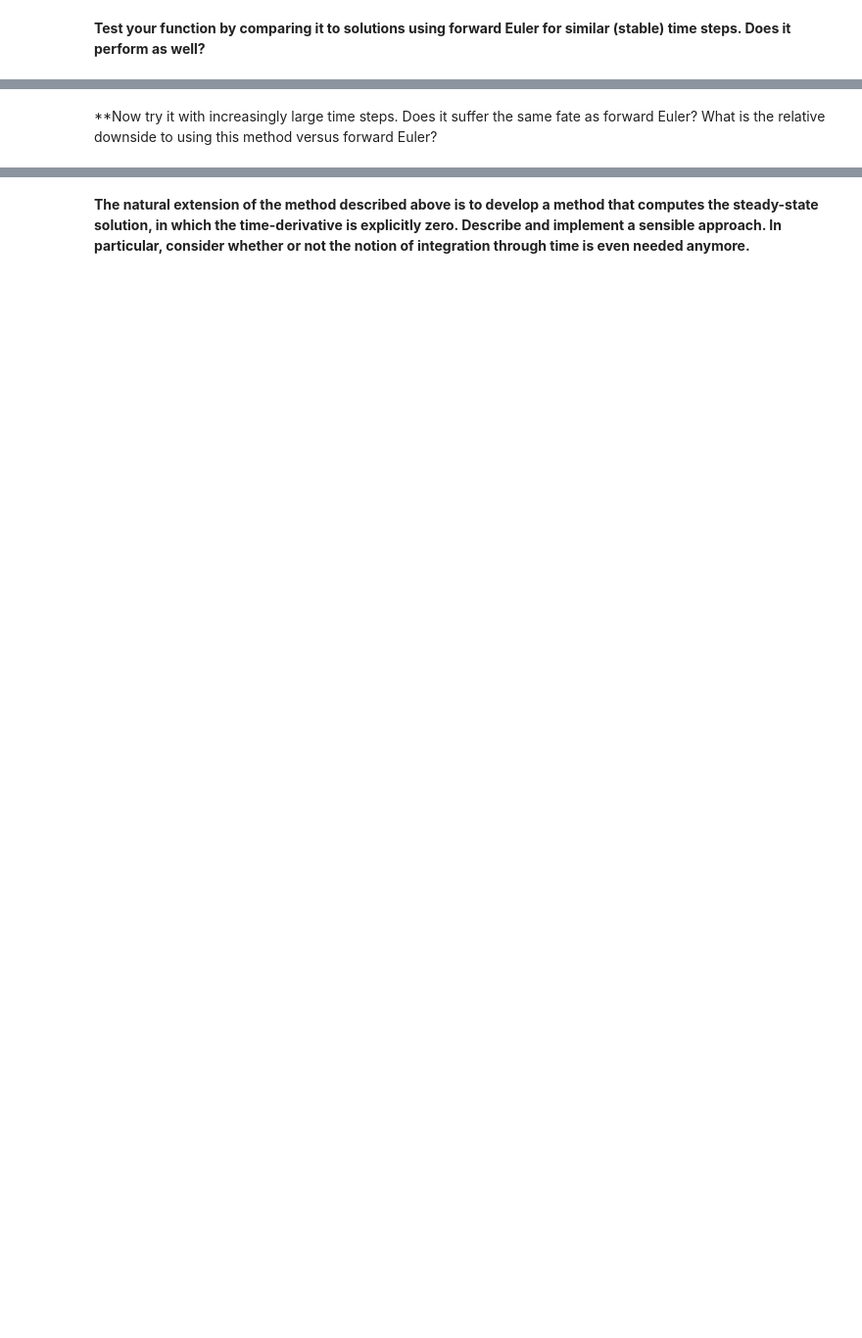
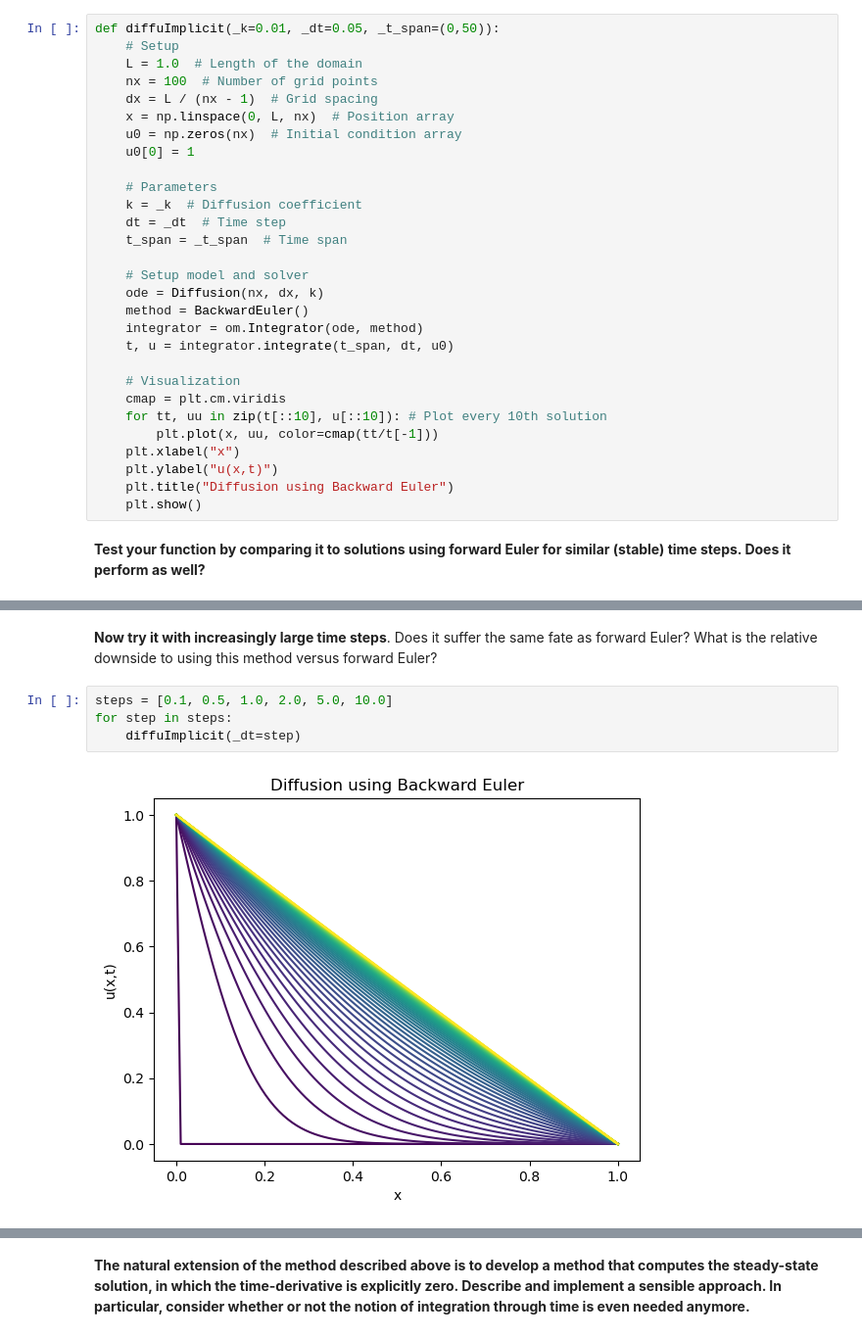
Before and after one commit to cake-dev/Simulation_class, a Jupyter notebook: Project6-PDE/Project6c-ImplictSolvers.ipynb, the cells around one changed output, grey strips where cells are left out. Shown at 98% size. Saved outputs shown, nothing was run; the diff lists cells and outputs as text; blank space fills up the shorter version.

```diff
--- a/Project6-PDE/Project6c-ImplictSolvers.ipynb
+++ b/Project6-PDE/Project6c-ImplictSolvers.ipynb
@@ -98,2 +68,31 @@ plt.show()
+# %%
+def diffuImplicit(_k=0.01, _dt=0.05, _t_span=(0,50)):
+    # Setup
+    L = 1.0  # Length of the domain
+    nx = 100  # Number of grid points
+    dx = L / (nx - 1)  # Grid spacing
+    x = np.linspace(0, L, nx)  # Position array
+    u0 = np.zeros(nx)  # Initial condition array
+    u0[0] = 1
+
+    # Parameters
+    k = _k  # Diffusion coefficient
+    dt = _dt  # Time step
+    t_span = _t_span  # Time span
+
+    # Setup model and solver
+    ode = Diffusion(nx, dx, k)
+    method = BackwardEuler()
+    integrator = om.Integrator(ode, method)
+    t, u = integrator.integrate(t_span, dt, u0)
+
+    # Visualization
+    cmap = plt.cm.viridis
+    for tt, uu in zip(t[::10], u[::10]): # Plot every 10th solution
+        plt.plot(x, uu, color=cmap(tt/t[-1]))
+    plt.xlabel("x")
+    plt.ylabel("u(x,t)")
+    plt.title("Diffusion using Backward Euler")
+    plt.show()
 # %% [markdown]
 **Test your function by comparing it to solutions using forward Euler for similar (stable) time steps.  Does it perform as well?**
@@ -100,2 +111,8 @@ plt.show()
 # %% [markdown]
-**Now try it with increasingly large time steps.  Does it suffer the same fate as forward Euler?  What is the relative downside to using this method versus forward Euler?
+**Now try it with increasingly large time steps**.  Does it suffer the same fate as forward Euler?  What is the relative downside to using this method versus forward Euler?
+# %%
+steps = [0.1, 0.5, 1.0, 2.0, 5.0, 10.0]
+for step in steps:
+    diffuImplicit(_dt=step)
+# %% [output]
+[figure, added]
```
Also changed, not shown: parts of 5 cells of this notebook, 1 other file.
